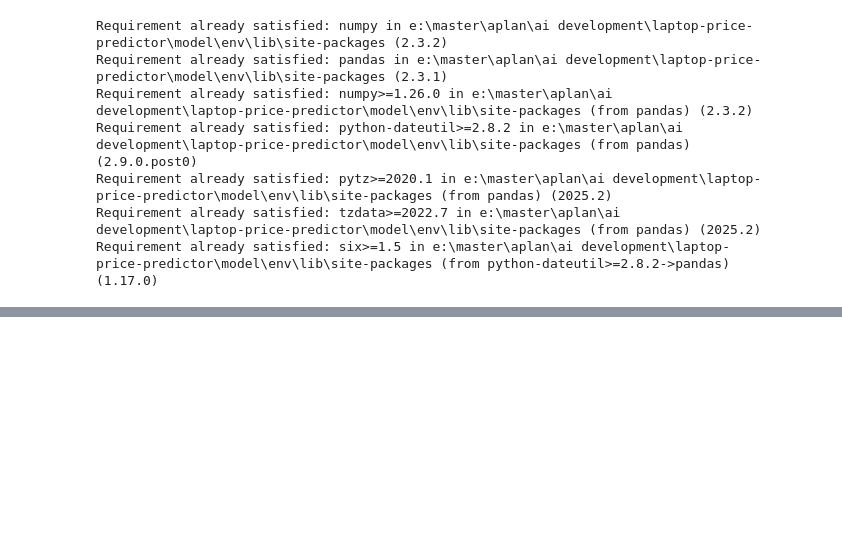
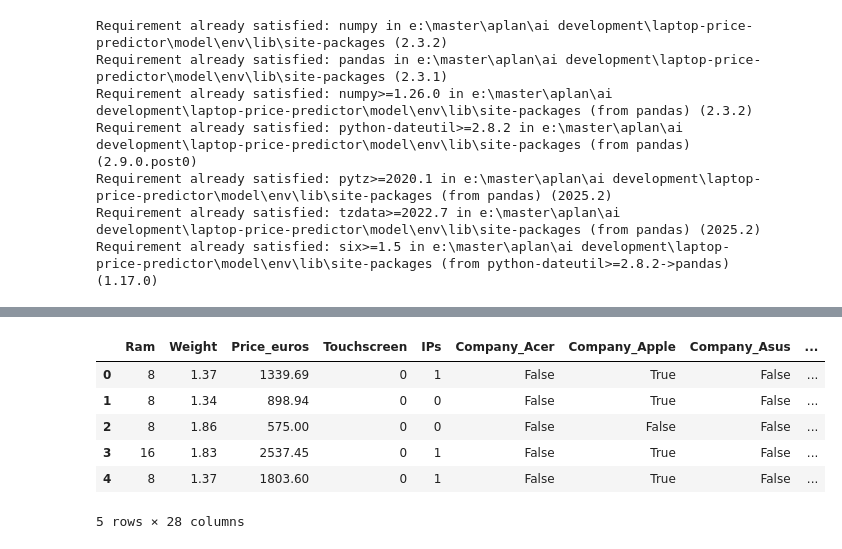
Before and after one commit to kaveesha4890/Laptop-price-predictor, a Jupyter notebook: model/Model_Building.ipynb, the cells around one changed output, grey strips where cells are left out. Cells and saved outputs as stored; diff of their text form; code cells hidden in the pictures; blank space fills up the shorter version.

```diff
--- a/model/Model_Building.ipynb
+++ b/model/Model_Building.ipynb
@@ -24,0 +343,12 @@ data.head()
+# %%
+data = data.drop(columns=['OpSys_Other'])
+# %%
+data.head()
+# %% [output]
+|  | Ram | Weight | Price_euros | Touchscreen | IPs | Company_Acer | Company_Apple | Company_Asus | ... |
+| 0 | 8 | 1.37 | 1339.69 | 0 | 1 | False | True | False | ... |
+| 1 | 8 | 1.34 | 898.94 | 0 | 0 | False | True | False | ... |
+| 2 | 8 | 1.86 | 575.00 | 0 | 0 | False | False | False | ... |
+| 3 | 16 | 1.83 | 2537.45 | 0 | 1 | False | True | False | ... |
+| 4 | 8 | 1.37 | 1803.60 | 0 | 1 | False | True | False | ... |
+5 rows × 28 columns
```
Also changed, not shown: parts of 46 cells of this notebook, 2 other files.
